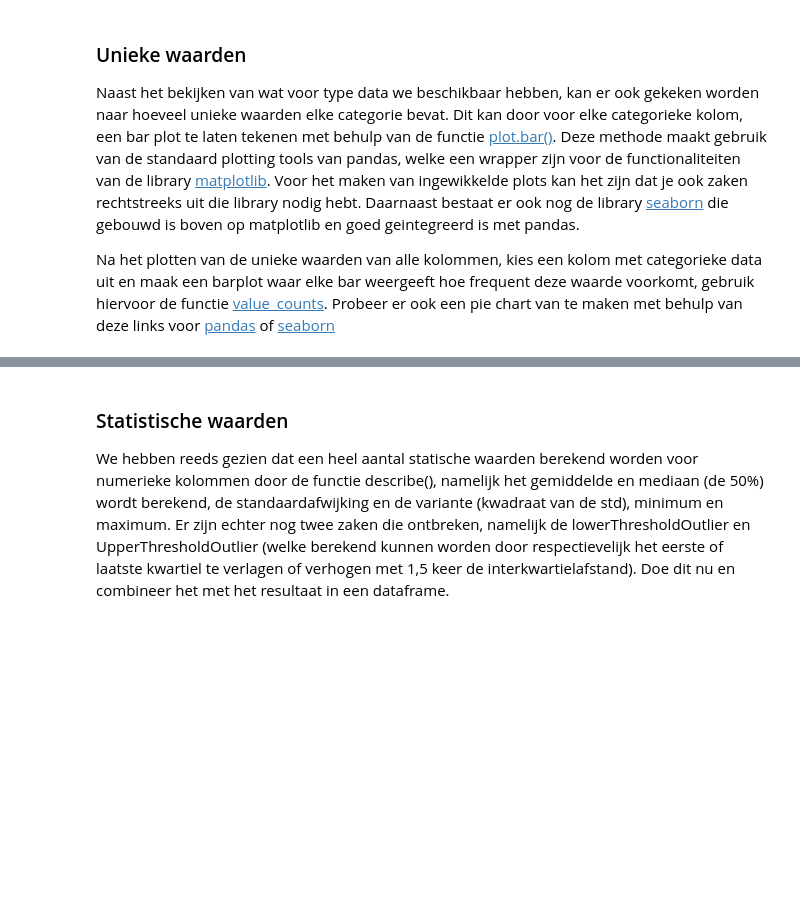
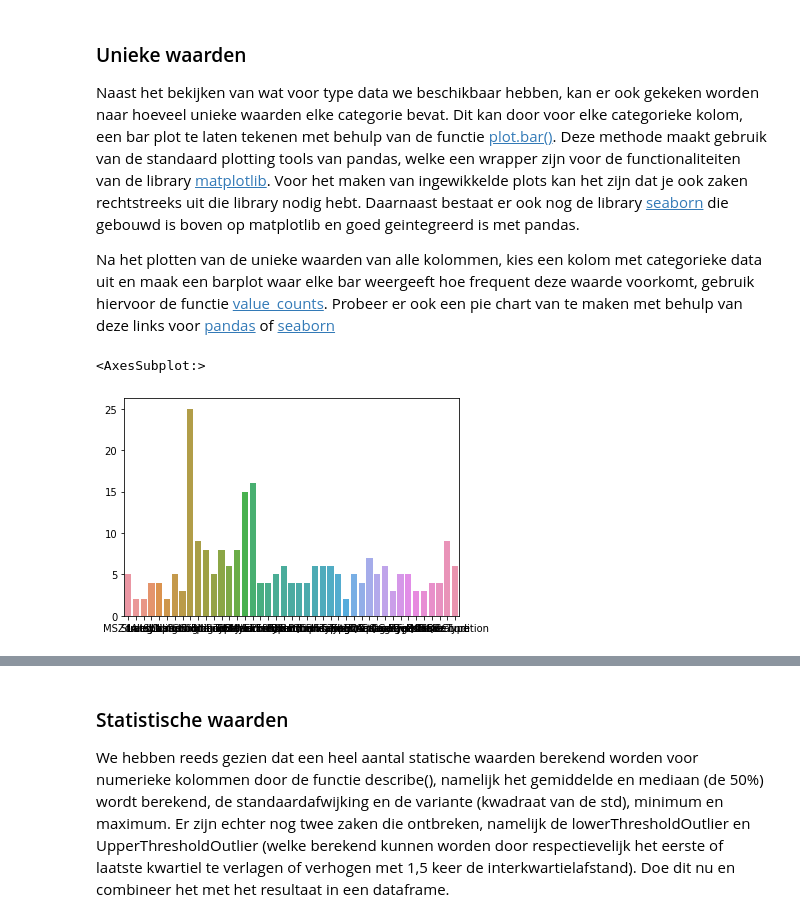
Before and after one commit to OdiseeDataScience2223/Leerstof, a Jupyter notebook: Week 4/DataExploration.ipynb, the cells around one changed output, grey strips where cells are left out. Drawn from its saved outputs; the diff is of its cells as text; code cells hidden in the pictures; blank space fills up the shorter version.

```diff
--- a/Week 4/DataExploration.ipynb
+++ b/Week 4/DataExploration.ipynb
@@ -41,3 +50,14 @@ Hoeveel rijen en kolommen heeft de gecombineerde dataset? Is dit correct gedaan?
 # %%
 # load data (merk op dat SalePrice de target is waarnaar opzoek gegaan moet worden in deze dataset)
 # deze kolom is niet aanwezig in de testdata
+
+df_train = pd.read_csv("house-prices-advanced-regression-techniques/train.csv")
+df_test = pd.read_csv("house-prices-advanced-regression-techniques/test.csv")
+
+df_train.info()
+#df_test.info()
+
+# bereken statistieken voor numerieke kolommen (int64, float64)
+df_train.describe()
+# zijn alle numerieke kolommen echte numerieke kolommen
+# door ordinal encoding en one-hot encoding kan een categorieke kolom omgezet worden in een numerieke kolom
@@ -55,3 +130,13 @@ Dit kan je doen door een gekozen dtype te selecteren of eruit te halen door midd
 Een tekstuele waarde wordt in een dataframe steeds als een object dtype.
 Hoeveel kolommen zijn er van elk?
 Splits daarna het dataframe met de numerieke data ook nog eens in discrete of continue waarden.
+# %%
+categorieke_data = df_train.select_dtypes("object")
+display(categorieke_data.head())
+numerieke_data = df_train.select_dtypes(["int64", "float64"])
+numerieke_data = df_train.select_dtypes(exclude="object")
+display(numerieke_data.head())
+# discrete -> kan eigenlijk numeriek of ge-encodeerde categorieke data zijn
+discrete_data = df_train.select_dtypes("int64")
+# continue data -> is typisch geen categorieke data
+continue_data = df_train.select_dtypes("float64")
@@ -66,6 +166,17 @@ Daarnaast bestaat er ook nog de library [seaborn](https://seaborn.pydata.org/ind
 
 Na het plotten van de unieke waarden van alle kolommen, kies een kolom met categorieke data uit en maak een barplot waar elke bar weergeeft hoe frequent deze waarde voorkomt, gebruik hiervoor de functie [value_counts](https://pandas.pydata.org/pandas-docs/stable/reference/api/pandas.DataFrame.value_counts.html).
 Probeer er ook een pie chart van te maken met behulp van deze links voor [pandas](https://pandas.pydata.org/docs/reference/api/pandas.DataFrame.plot.pie.html) of [seaborn]()
+# %%
+categorieke_data.nunique()
+# kan je gebruiken om te beslissen of je ordinal encoding of one-hot encoding (one-hot encoding wil je typisch maar doen als het aantal opties niet te groot is, < 50)
+categorieke_data.MSZoning.unique()
+categorieke_data.MSZoning.value_counts()
+
+# plot dat per kolom het aantal klasses geeft
+sns.barplot(x = categorieke_data.columns, y = categorieke_data.nunique())
+# %% [output]
+<AxesSubplot:>
+[figure, added]
 # %% [markdown]
 Oefening: Maak door gebruik te maken van explode en labels en startangle argumenten de volgende figuur waarin de verdeling van de "OverallQual" kolom getoond wordt, zo goed als mogelijk na met behulp van matplotlib.
 Merk op dat deze kolom numerieke waarden (0 tot en met 10) bevat en dus niet in de categorieke data zit. De labels kunnen echter omgezet worden op basis van de waarden uit het txt-bestand. Meer informatie over het op te bouwen van een pie chart vind je [hier](https://matplotlib.org/stable/api/_as_gen/matplotlib.pyplot.pie.html) en de standaard kleurcombinaties vind je [hier](https://matplotlib.org/stable/tutorials/colors/colormaps.html)
```
Also changed, not shown: parts of 6 cells of this notebook, 1 other file.
